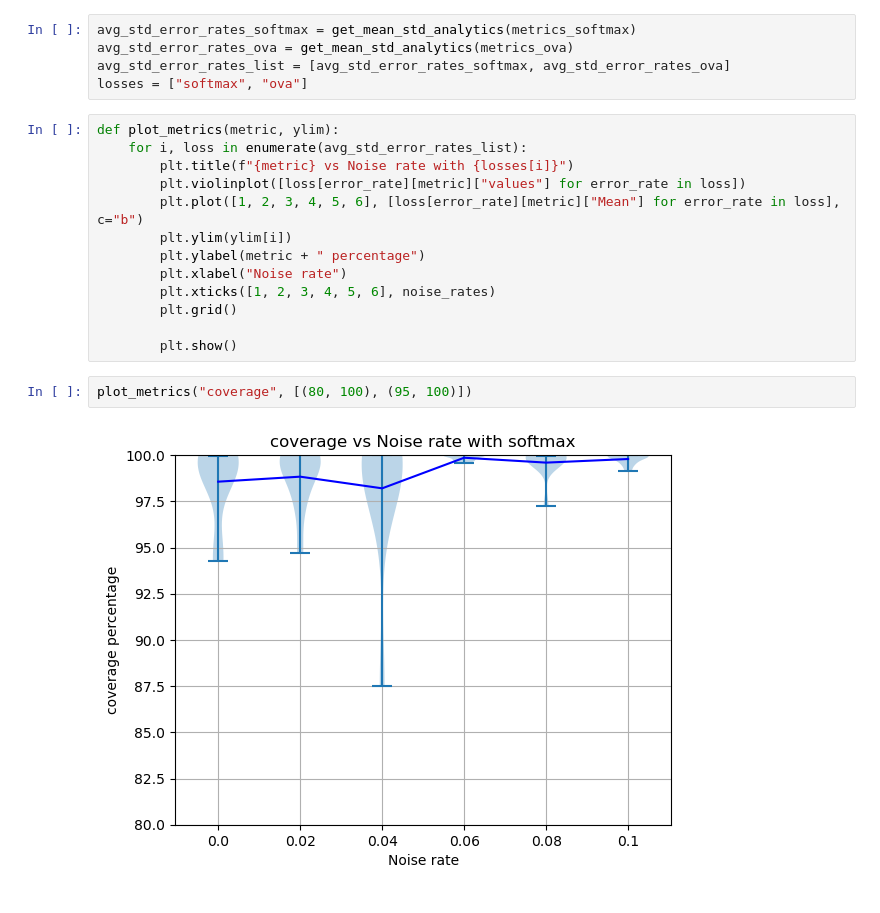
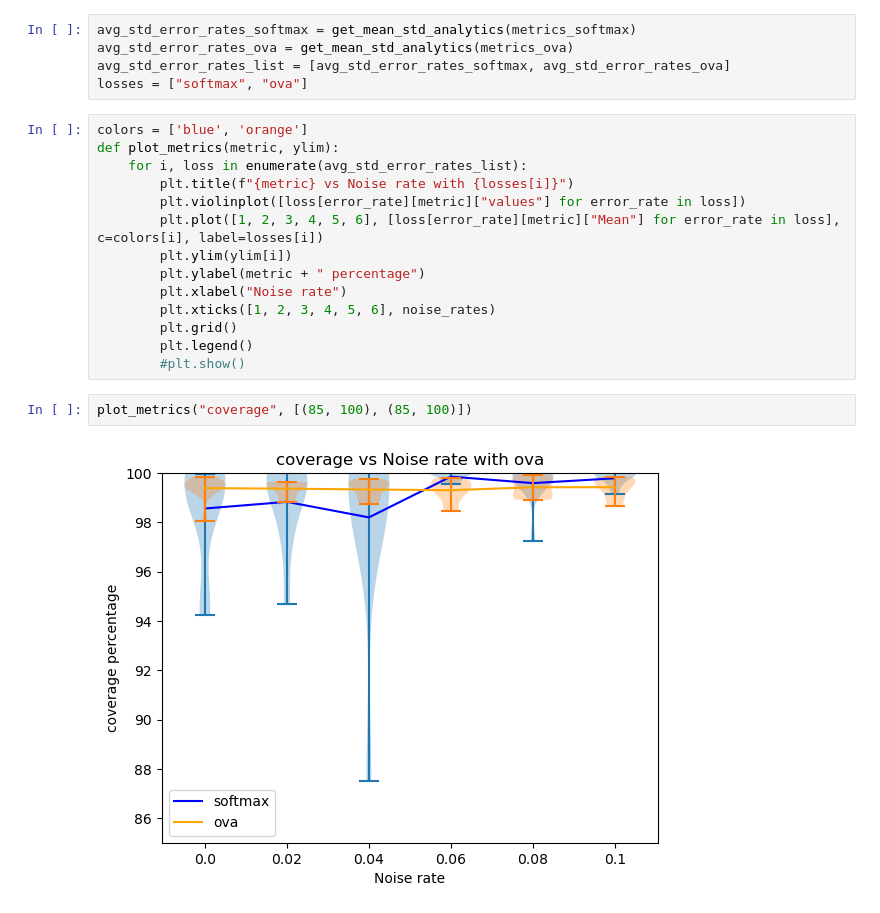
Before and after one commit to LeonPeric/Multi_L2D, a Jupyter notebook: Hatespeech/analysis.ipynb, the cells around one changed output. Cells and saved outputs as stored; diff of their text form.

```diff
--- a/Hatespeech/analysis.ipynb
+++ b/Hatespeech/analysis.ipynb
@@ -40,19 +40,20 @@ avg_std_error_rates_ova = get_mean_std_analytics(metrics_ova)
 avg_std_error_rates_list = [avg_std_error_rates_softmax, avg_std_error_rates_ova]
 losses = ["softmax", "ova"]
 # %%
+colors = ['blue', 'orange']
 def plot_metrics(metric, ylim):
     for i, loss in enumerate(avg_std_error_rates_list):
         plt.title(f"{metric} vs Noise rate with {losses[i]}")
         plt.violinplot([loss[error_rate][metric]["values"] for error_rate in loss])
-        plt.plot([1, 2, 3, 4, 5, 6], [loss[error_rate][metric]["Mean"] for error_rate in loss], c="b")
+        plt.plot([1, 2, 3, 4, 5, 6], [loss[error_rate][metric]["Mean"] for error_rate in loss], c=colors[i], label=losses[i])
         plt.ylim(ylim[i])
         plt.ylabel(metric + " percentage")
         plt.xlabel("Noise rate")
         plt.xticks([1, 2, 3, 4, 5, 6], noise_rates)
         plt.grid()
-
-        plt.show()
+        plt.legend()
+        #plt.show()
 # %%
-plot_metrics("coverage", [(80, 100), (95, 100)])
+plot_metrics("coverage", [(85, 100), (85, 100)])
 # %% [output]
-[figure, old version]
+[figure, new version]
```
Also changed, not shown: parts of 4 cells of this notebook, 6 other files.
